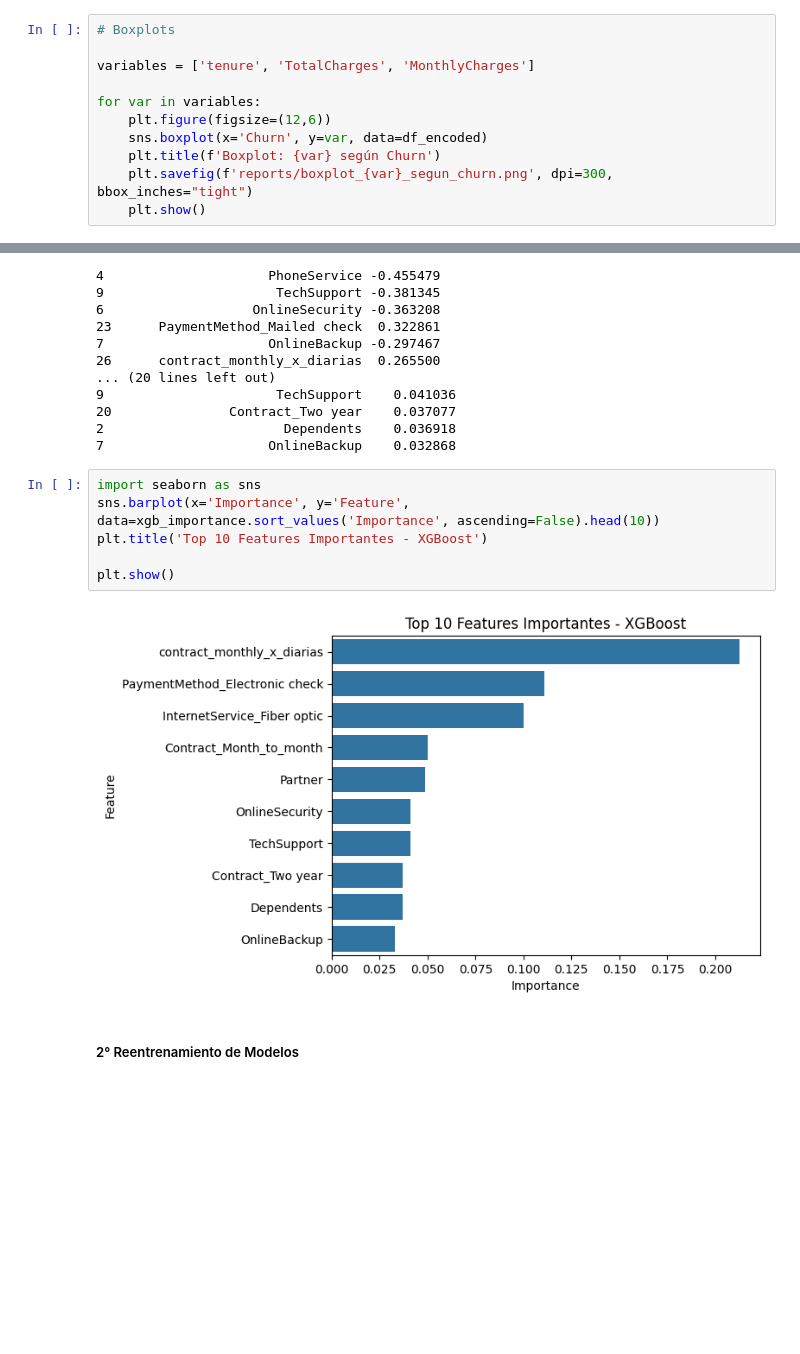
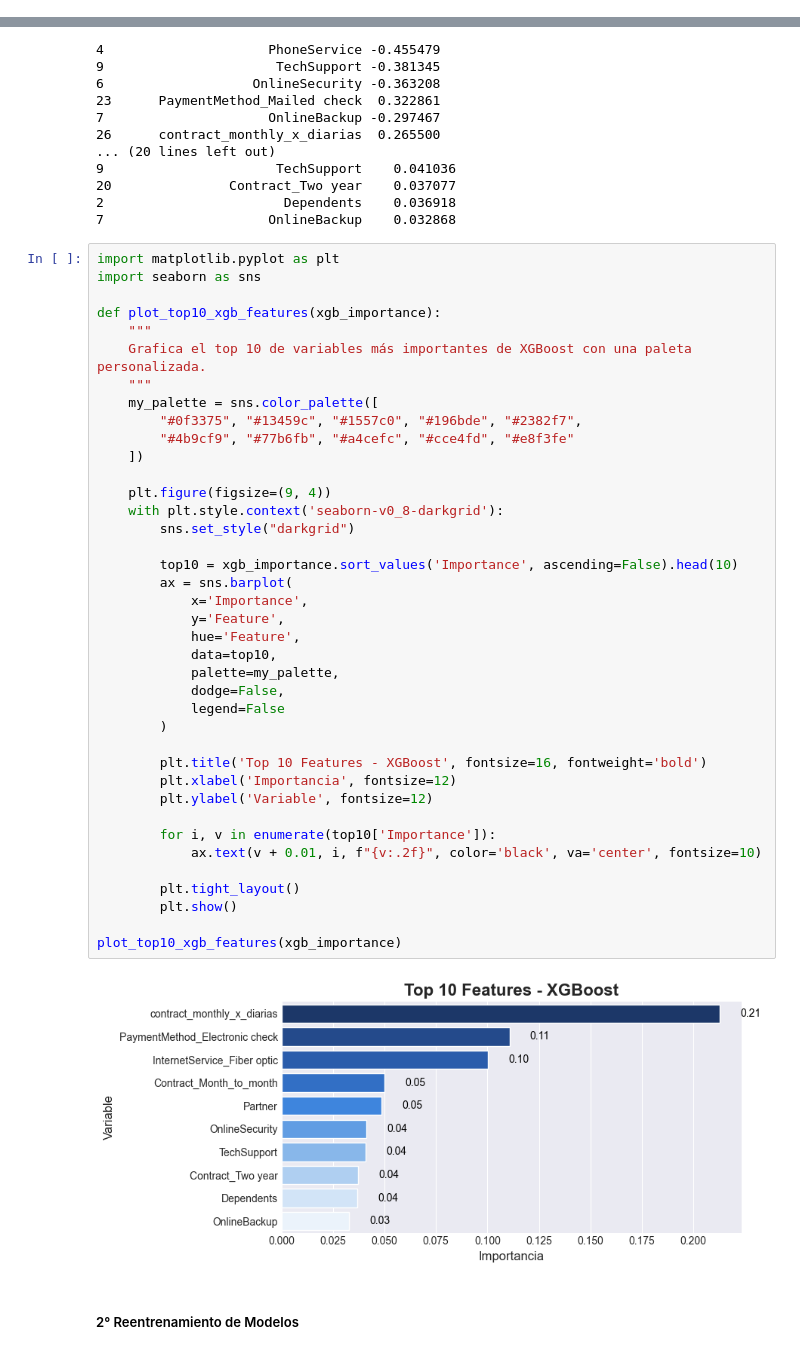
Before and after one commit to AMG-AA/challenge-Telecom2-ml, a Jupyter notebook: Challenge_TelecomX_2.ipynb, the cells around one changed output, grey strips where cells are left out. Saved outputs shown, nothing was run; the diff lists cells and outputs as text; blank space fills up the shorter version.

```diff
--- a/Challenge_TelecomX_2.ipynb
+++ b/Challenge_TelecomX_2.ipynb
@@ -314,13 +477,2 @@ plt.show()
 # %% [markdown]
 ### Análisis visual dirigido (Boxplots / Scatterplots) 📊
-# %%
-# Boxplots
-
-variables = ['tenure', 'TotalCharges', 'MonthlyCharges']
-
-for var in variables:
-    plt.figure(figsize=(12,6))
-    sns.boxplot(x='Churn', y=var, data=df_encoded)
-    plt.title(f'Boxplot: {var} según Churn')
-    plt.savefig(f'reports/boxplot_{var}_segun_churn.png', dpi=300, bbox_inches="tight")
-    plt.show()
@@ -867,13 +1134,46 @@ Top 10 Features en Regresión Logística (por |Coef|):
 2                       Dependents    0.036918
 7                     OnlineBackup    0.032868
 # %%
+import matplotlib.pyplot as plt
 import seaborn as sns
-sns.barplot(x='Importance', y='Feature', data=xgb_importance.sort_values('Importance', ascending=False).head(10))
-plt.title('Top 10 Features Importantes - XGBoost')
 
-plt.show()
+def plot_top10_xgb_features(xgb_importance):
+    """
+    Grafica el top 10 de variables más importantes de XGBoost con una paleta personalizada.
+    """
+    my_palette = sns.color_palette([
+        "#0f3375", "#13459c", "#1557c0", "#196bde", "#2382f7",
+        "#4b9cf9", "#77b6fb", "#a4cefc", "#cce4fd", "#e8f3fe"
+    ])
+
+    plt.figure(figsize=(9, 4))
+    with plt.style.context('seaborn-v0_8-darkgrid'):
+        sns.set_style("darkgrid")
+
+        top10 = xgb_importance.sort_values('Importance', ascending=False).head(10)
+        ax = sns.barplot(
+            x='Importance',
+            y='Feature',
+            hue='Feature',
+            data=top10,
+            palette=my_palette,
+            dodge=False,
+            legend=False
+        )
+
+        plt.title('Top 10 Features - XGBoost', fontsize=16, fontweight='bold')
+        plt.xlabel('Importancia', fontsize=12)
+        plt.ylabel('Variable', fontsize=12)
+
+        for i, v in enumerate(top10['Importance']):
+            ax.text(v + 0.01, i, f"{v:.2f}", color='black', va='center', fontsize=10)
+
+        plt.tight_layout()
+        plt.show()
+
+plot_top10_xgb_features(xgb_importance)
 # %% [output]
-[figure, old version]
+[figure, new version]
 # %% [markdown]
 ##### 2° Reentrenamiento de Modelos
 # %%
```
Also changed, not shown: parts of 33 cells of this notebook, 15 other files.
